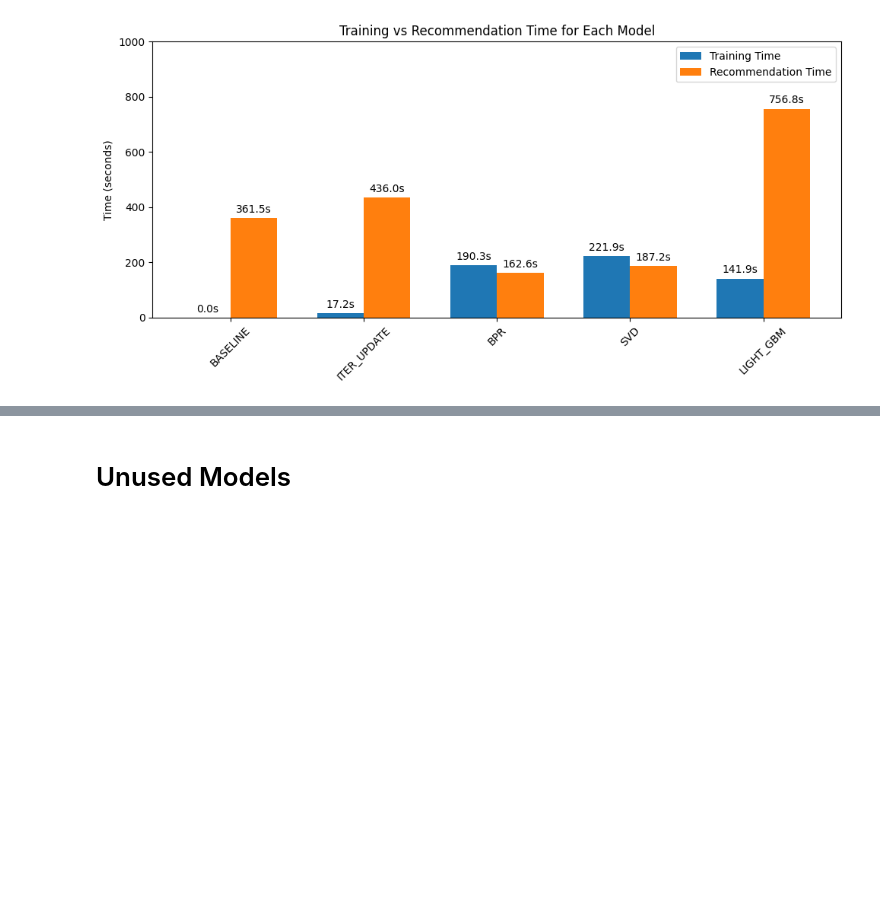
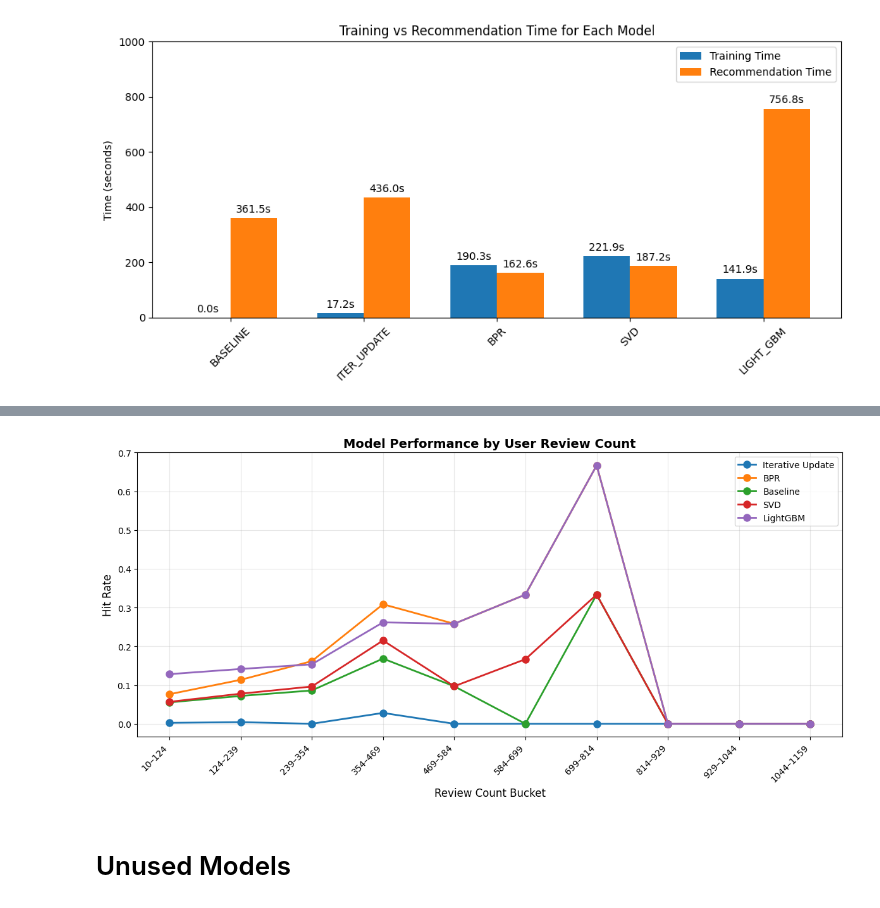
Before and after one commit to asaladi/CSE158_Assignment2, a Jupyter notebook: workbook2.ipynb, the cells around one changed output, grey strips where cells are left out. Cells and saved outputs as stored; diff of their text form; code cells hidden in the pictures; blank space fills up the shorter version.

Commit message:
added extra figure and cleaned up workbook

```diff
--- a/workbook2.ipynb
+++ b/workbook2.ipynb
@@ -1105,7 +1107,7 @@ Saved to  eval/light_gbm_recommendation_per_user.json
 
 def getGlobalAverage(trainRatings):
     # Return the average rating in the training set
-    res = numpy.average(trainRatings)
+    res = np.average(trainRatings)
     return res
 
 def alphaUpdate(ratingsTrain, alpha, betaU, betaLoc, lamb):
@@ -1461,0 +1502,16 @@ def score_by_review_count(model_hits, user_interaction_counts, min_users=5):
+# %%
+all_model_hits = {
+    "Iterative Update": iter_hits,
+    "BPR": bpr_hits,
+    "Baseline": base_hits,
+    "SVD": svd_hits,
+    "LightGBM": light_gbm_hits
+}
+
+bucket_df = bucket_scores_all_models(
+    all_model_hits,
+    user_interaction_counts.to_dict(),   # dict user -> num_reviews
+    num_buckets=10             # adjust if needed
+)
+
+bucket_df
@@ -1462,3 +1533,27 @@ def score_by_review_count(model_hits, user_interaction_counts, min_users=5):
+# %%
+import matplotlib.pyplot as plt
+
+# Extract data from bucket_df
+buckets = bucket_df.index.tolist()
+models = bucket_df.columns.tolist()
+
+# Create figure
+plt.figure(figsize=(12, 6))
+
+# Plot each model
+for model in models:
+    plt.plot(buckets, bucket_df[model], marker='o', linewidth=2, markersize=8, label=model)
+
+plt.xlabel('Review Count Bucket', fontsize=12)
+plt.ylabel('Hit Rate', fontsize=12)
+plt.title('Model Performance by User Review Count', fontsize=14, fontweight='bold')
+plt.legend(fontsize=10)
+plt.xticks(rotation=45, ha='right')
+plt.grid(True, alpha=0.3)
+plt.tight_layout()
+plt.show()
+# %% [output]
+[figure, added]
 # %% [markdown]
 # Unused Models
 # %% [markdown]
```
Also changed, not shown: parts of 28 cells of this notebook, 1 other file.
